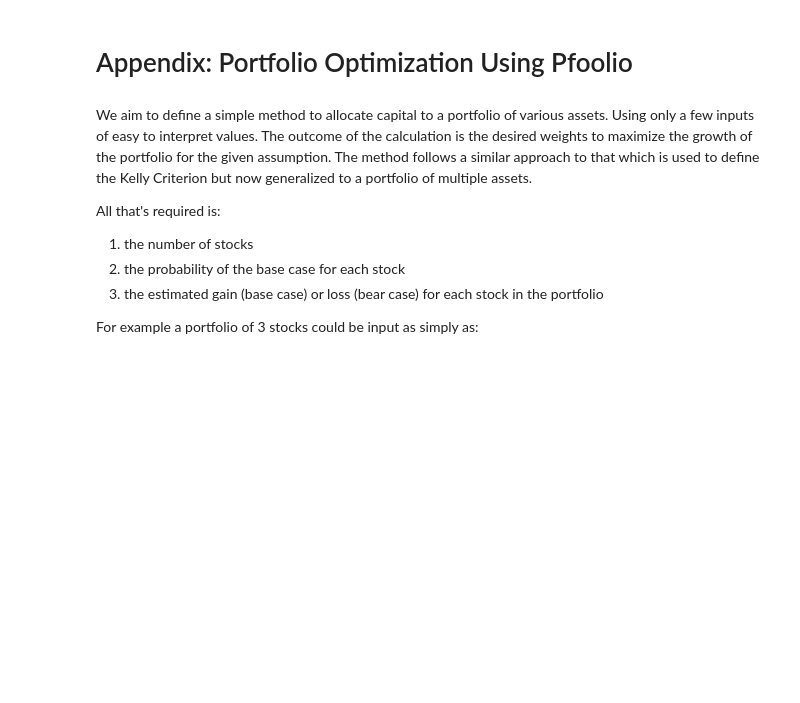
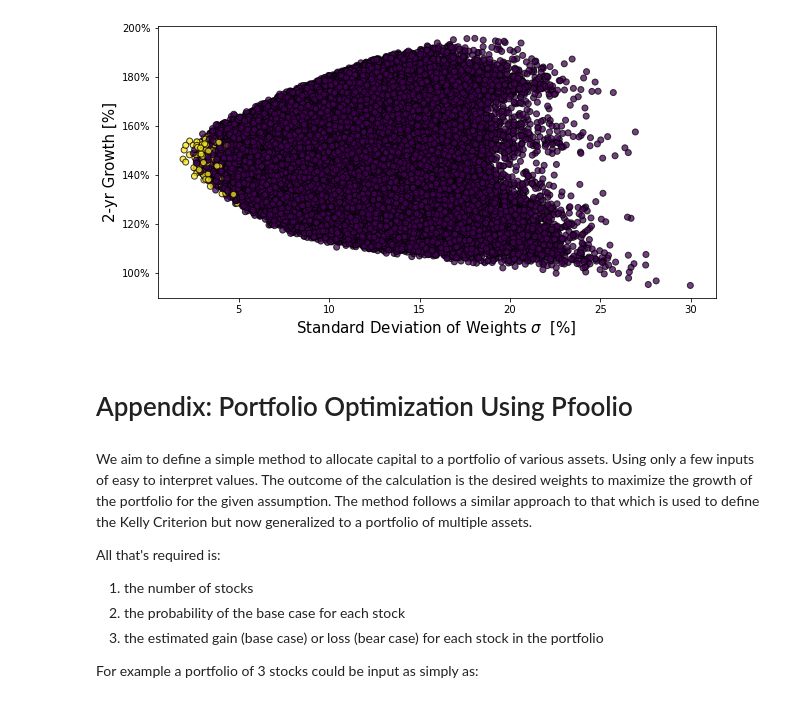
Before and after one commit to mtlr05/Pfoolio, a Jupyter notebook: Pfoolio notebook.ipynb, the cells around one changed output. Saved outputs shown, nothing was run; the diff lists cells and outputs as text; code cells hidden in the pictures; blank space fills up the shorter version.

```diff
--- a/Pfoolio notebook.ipynb
+++ b/Pfoolio notebook.ipynb
@@ -1,3 +1,64 @@
+# %%
+#number of stocks
+n=8
+
+#Upside, b
+b=[3.24,
+1.99,
+1.70,
+2.03,
+2.76,
+1.62,
+4.97,
+1.75]
+
+#Downside, a
+a =[0.15,
+0.10,
+0.09,
+0.28,
+0.47,
+0.11,
+0.28,
+0.14]
+
+#Probability of upside
+p=[0.65,
+0.70,
+0.65,
+0.65,
+0.60,
+0.70,
+0.60,
+0.65]
+
+#Weights, W
+#f=[0.17,
+#0.15,
+#0.06,
+#0.11,
+#0.16,
+#0.09,
+#0.17,
+#0.09]
+
+Fmax=1
+fmax=0.17
+y,f=MCG(n=n,b=b,a=a,p=p,runs=200000,Fmax=Fmax,constraint='=')
+
+F=np.sum(f,axis=1)
+S=np.std(f,axis=1)
+isf=np.prod(f<fmax,axis=1)
+#print(isf)
+
+fig, ax = plt.subplots()
+ax.scatter(S*100, (y-1)*100,c=isf,alpha=0.75,edgecolors='black')
+ax.set_xlabel(r'Standard Deviation of Weights $\sigma$  [%]', fontsize=15)
+ax.set_ylabel(r'2-yr Growth [%]', fontsize=15)
+ax.yaxis.set_major_formatter(mtick.PercentFormatter())
+plt.show()
+# %% [output]
+[figure, added]
 # %% [markdown]
 # Appendix: Portfolio Optimization Using Pfoolio
 # %% [markdown]
```
Also changed, not shown: parts of 12 cells of this notebook.
